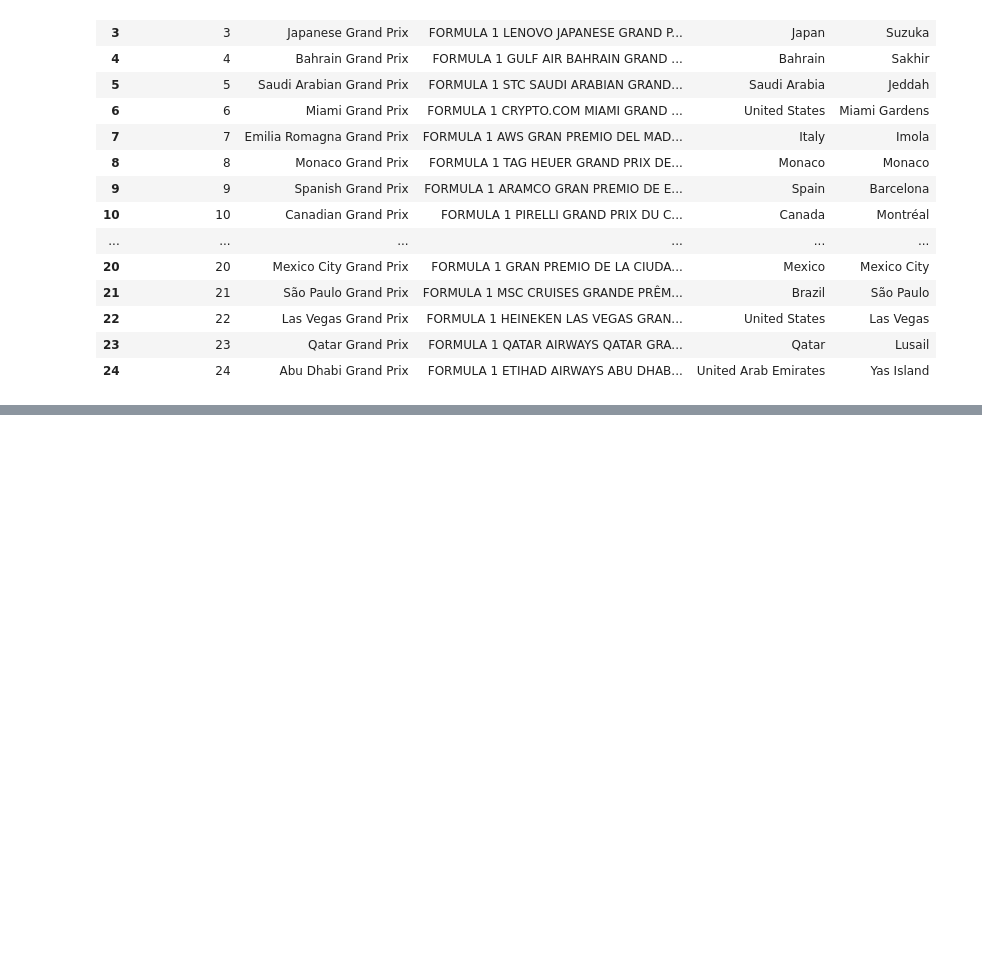
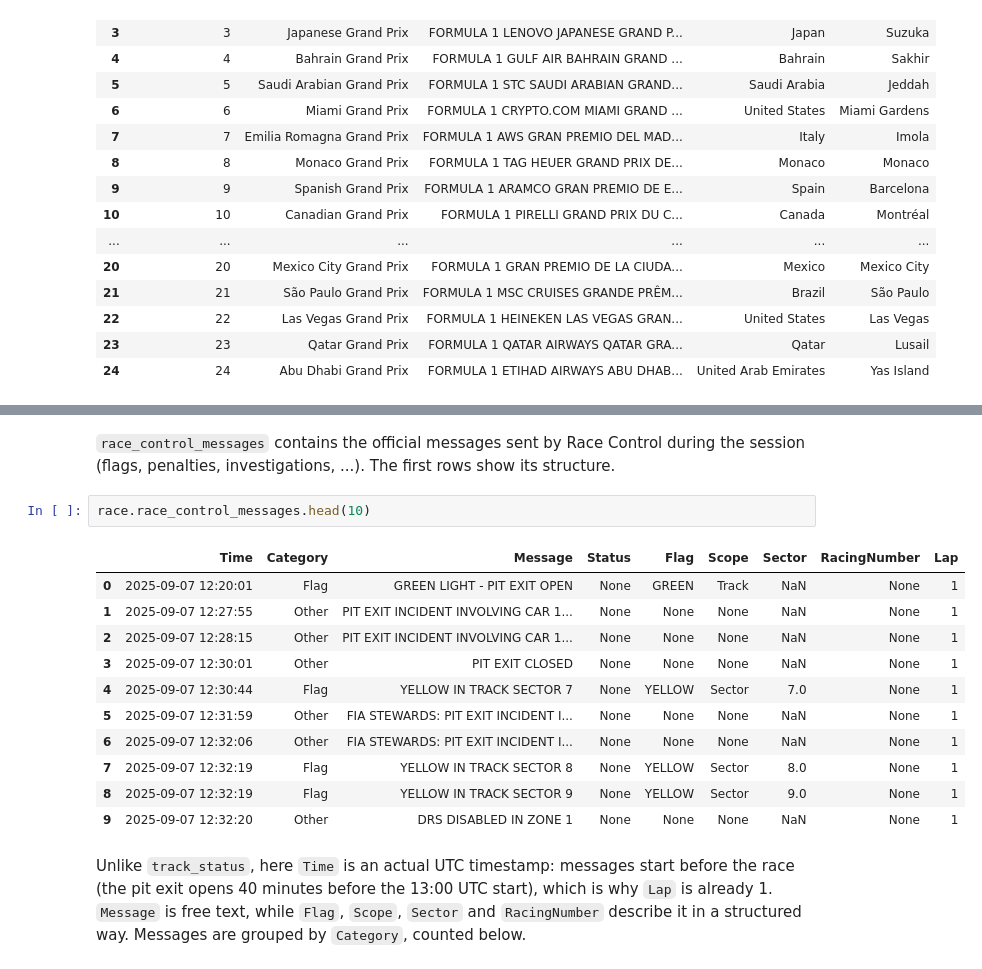
Before and after one commit to gretazehnder/box-box, a Jupyter notebook: notebooks/01_data_exploration.ipynb, the cells around one changed output, grey strips where cells are left out. Drawn from its saved outputs; the diff is of its cells as text; blank space fills up the shorter version.

```diff
--- a/notebooks/01_data_exploration.ipynb
+++ b/notebooks/01_data_exploration.ipynb
@@ -150,0 +567,22 @@ for year, s in schedules.items():
+# %% [markdown]
+`race_control_messages` contains the official messages sent by Race Control during the
+session (flags, penalties, investigations, ...). The first rows show its structure.
+# %%
+race.race_control_messages.head(10)
+# %% [output]
+|  | Time | Category | Message | Status | Flag | Scope | Sector | RacingNumber | Lap |
+| 0 | 2025-09-07 12:20:01 | Flag | GREEN LIGHT - PIT EXIT OPEN | None | GREEN | Track | NaN | None | 1 |
+| 1 | 2025-09-07 12:27:55 | Other | PIT EXIT INCIDENT INVOLVING CAR 1... | None | None | None | NaN | None | 1 |
+| 2 | 2025-09-07 12:28:15 | Other | PIT EXIT INCIDENT INVOLVING CAR 1... | None | None | None | NaN | None | 1 |
+| 3 | 2025-09-07 12:30:01 | Other | PIT EXIT CLOSED | None | None | None | NaN | None | 1 |
+| 4 | 2025-09-07 12:30:44 | Flag | YELLOW IN TRACK SECTOR 7 | None | YELLOW | Sector | 7.0 | None | 1 |
+| 5 | 2025-09-07 12:31:59 | Other | FIA STEWARDS: PIT EXIT INCIDENT I... | None | None | None | NaN | None | 1 |
+| 6 | 2025-09-07 12:32:06 | Other | FIA STEWARDS: PIT EXIT INCIDENT I... | None | None | None | NaN | None | 1 |
+| 7 | 2025-09-07 12:32:19 | Flag | YELLOW IN TRACK SECTOR 8 | None | YELLOW | Sector | 8.0 | None | 1 |
+| 8 | 2025-09-07 12:32:19 | Flag | YELLOW IN TRACK SECTOR 9 | None | YELLOW | Sector | 9.0 | None | 1 |
+| 9 | 2025-09-07 12:32:20 | Other | DRS DISABLED IN ZONE 1 | None | None | None | NaN | None | 1 |
+# %% [markdown]
+Unlike `track_status`, here `Time` is an actual UTC timestamp: messages start before the
+race (the pit exit opens 40 minutes before the 13:00 UTC start), which is why `Lap`
+is already 1. `Message` is free text, while `Flag`, `Scope`, `Sector` and `RacingNumber`
+describe it in a structured way. Messages are grouped by `Category`, counted below.
```
Also changed, not shown: parts of 68 cells of this notebook.
